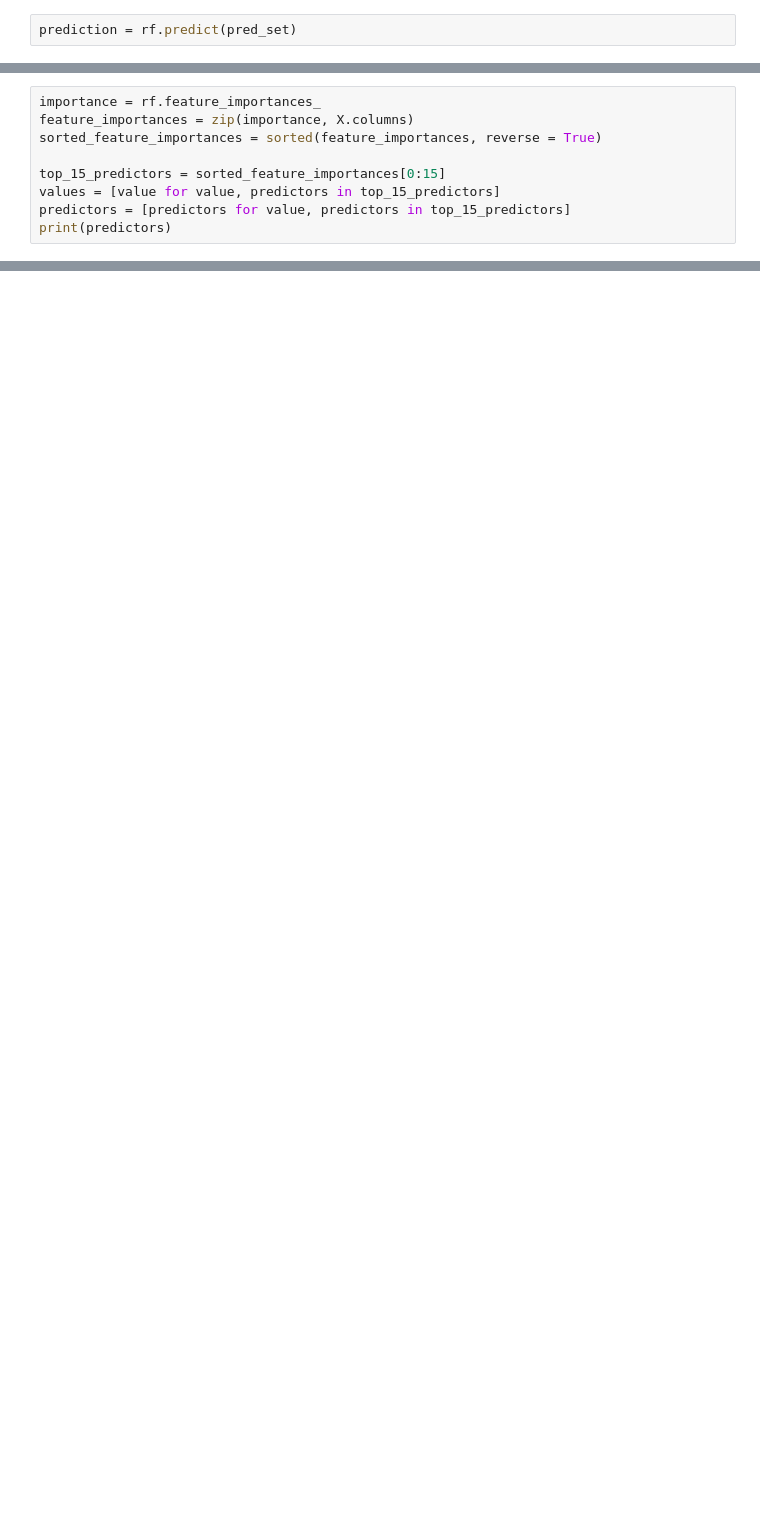
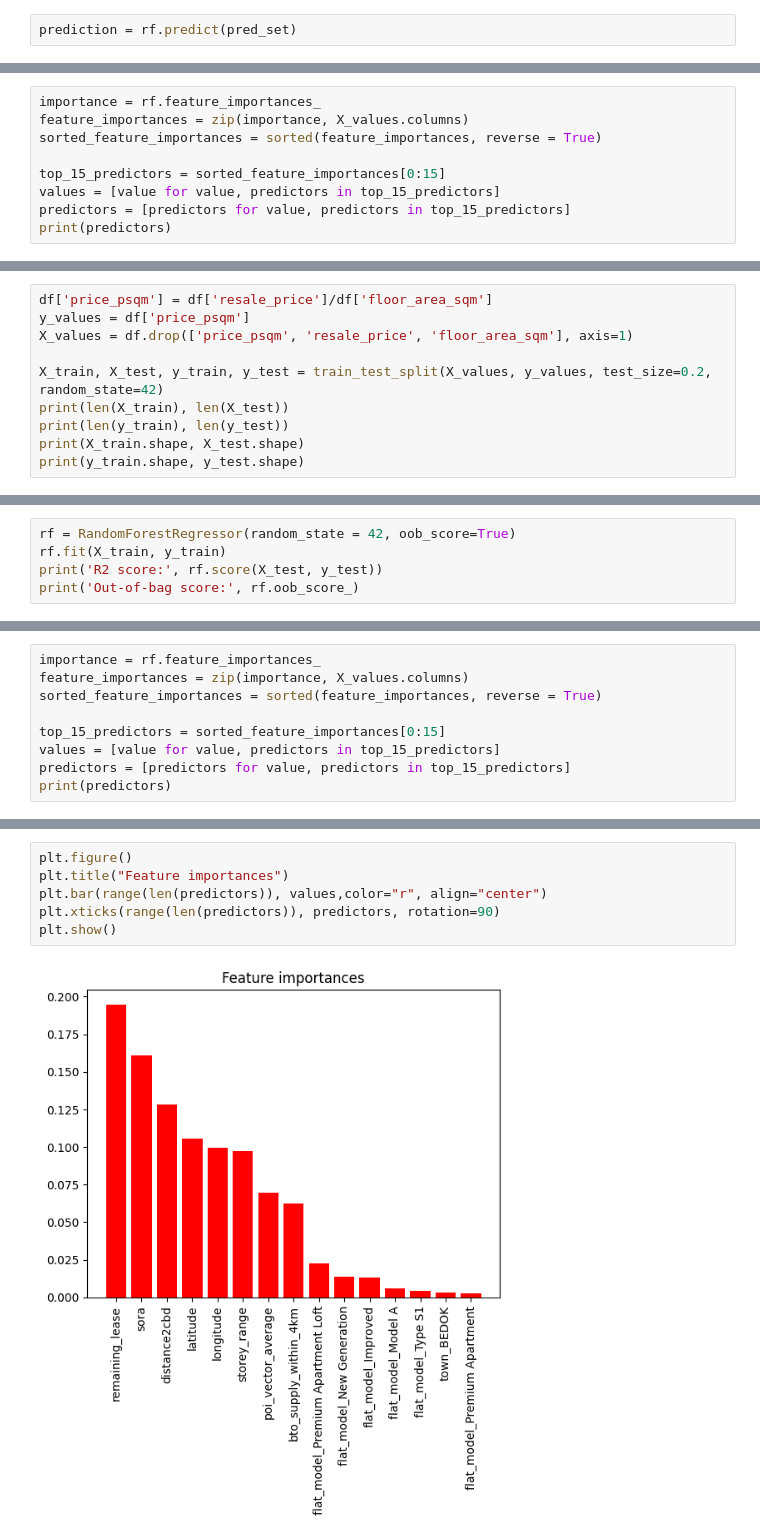
Before and after one commit to joesurf/Housing-Price-Time-Series-Forecasting, a Jupyter notebook: random_forest.ipynb, the cells around one changed output, grey strips where cells are left out. Drawn from its saved outputs; the diff is of its cells as text; blank space fills up the shorter version.

```diff
--- a/random_forest.ipynb
+++ b/random_forest.ipynb
@@ -55,6 +107,6 @@ print(f"Confusion Matrix for Random Forest:\n{cm}")
 # %%
 importance = rf.feature_importances_
-feature_importances = zip(importance, X.columns)
+feature_importances = zip(importance, X_values.columns)
 sorted_feature_importances = sorted(feature_importances, reverse = True)
 
 top_15_predictors = sorted_feature_importances[0:15]
@@ -68,0 +128,10 @@ plt.xticks(range(len(predictors)), predictors, rotation=90)
+# %%
+df['price_psqm'] = df['resale_price']/df['floor_area_sqm']
+y_values = df['price_psqm']
+X_values = df.drop(['price_psqm', 'resale_price', 'floor_area_sqm'], axis=1)
+
+X_train, X_test, y_train, y_test = train_test_split(X_values, y_values, test_size=0.2, random_state=42)
+print(len(X_train), len(X_test))
+print(len(y_train), len(y_test))
+print(X_train.shape, X_test.shape)
+print(y_train.shape, y_test.shape)
@@ -68,0 +143,5 @@ plt.xticks(range(len(predictors)), predictors, rotation=90)
+# %%
+rf = RandomForestRegressor(random_state = 42, oob_score=True)
+rf.fit(X_train, y_train)
+print('R2 score:', rf.score(X_test, y_test))
+print('Out-of-bag score:', rf.oob_score_)
@@ -68,0 +160,9 @@ plt.xticks(range(len(predictors)), predictors, rotation=90)
+# %%
+importance = rf.feature_importances_
+feature_importances = zip(importance, X_values.columns)
+sorted_feature_importances = sorted(feature_importances, reverse = True)
+
+top_15_predictors = sorted_feature_importances[0:15]
+values = [value for value, predictors in top_15_predictors]
+predictors = [predictors for value, predictors in top_15_predictors]
+print(predictors)
@@ -68,0 +171,8 @@ plt.xticks(range(len(predictors)), predictors, rotation=90)
+# %%
+plt.figure()
+plt.title("Feature importances")
+plt.bar(range(len(predictors)), values,color="r", align="center")
+plt.xticks(range(len(predictors)), predictors, rotation=90)
+plt.show()
+# %% [output]
+[figure, added]
```
Also changed, not shown: parts of 26 cells of this notebook, 1 other file.
